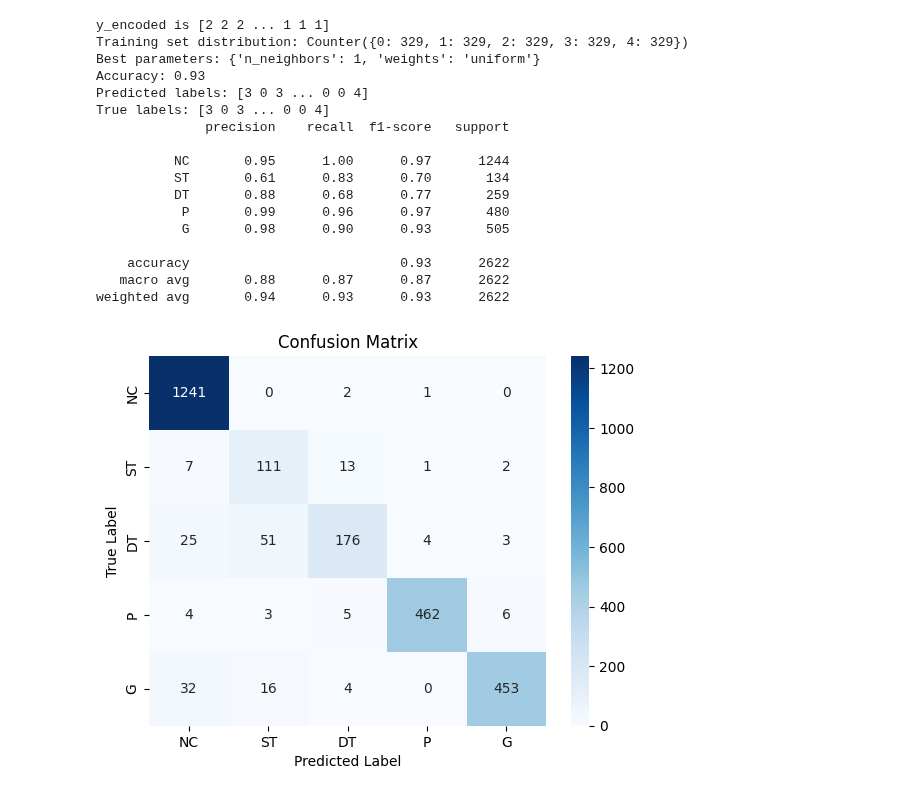
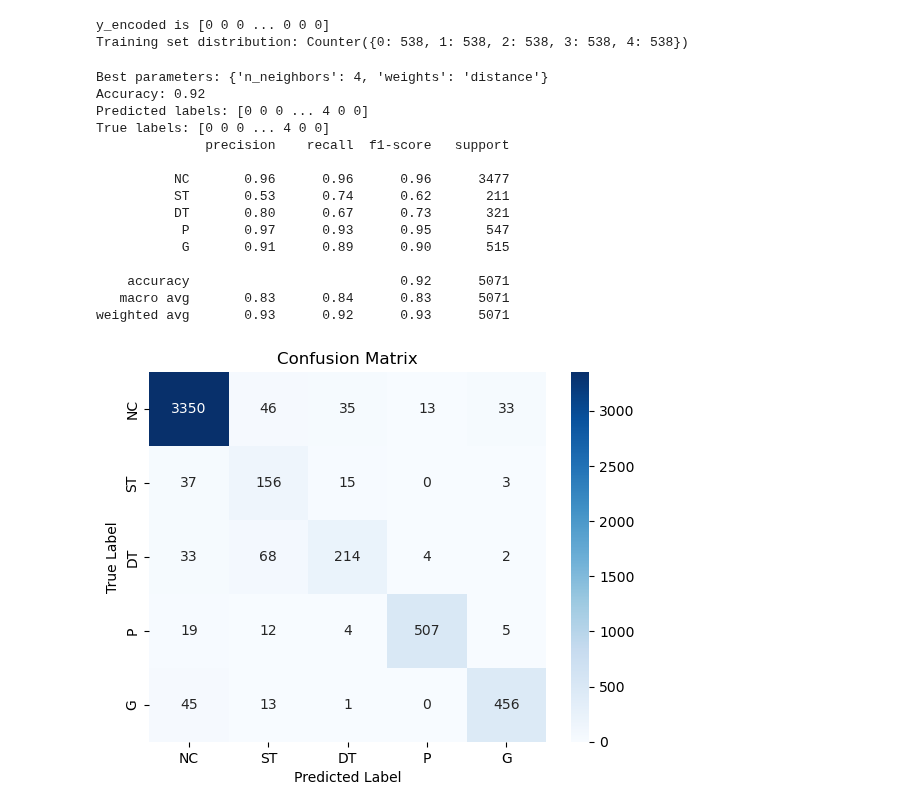
Before and after one commit to MindLabZHAW/tactileGestureDetection, a Jupyter notebook: AIModels/KNN_test.ipynb, the cells around one changed output. Drawn from its saved outputs; the diff is of its cells as text; code cells hidden in the pictures.

```diff
--- a/AIModels/KNN_test.ipynb
+++ b/AIModels/KNN_test.ipynb
@@ -17,7 +17,7 @@ from imblearn.under_sampling import RandomUnderSampler
 
 
 # Load data
-data_path = '../DATA/labeled_window_dataset.csv'
+data_path = '../DATA/3_labeled_window_dataset.csv'
 df = pd.read_csv(data_path)
 
 # Compute e_q and e_dq for q_d and q, dq_d and dq respectively
@@ -118,48 +118,48 @@ print(f'Best parameters: {best_params}')
 best_knn = grid_search.best_estimator_
 
 # Perform cross-validation on the training set
 cv_scores = cross_val_score(best_knn, X_resampled, y_resampled, cv=5)
 
 # Predict
 y_pred = best_knn.predict(X_test)
 
 # Evaluate accuracy
 accuracy = accuracy_score(y_test, y_pred)
 print(f'Accuracy: {accuracy:.2f}')
 
 # Print predicted and true labels
 print(f'Predicted labels: {y_pred}')
 print(f'True labels: {y_test}')
 
 # Display classification report
 print(classification_report(y_test, y_pred, target_names=label_classes))
 
 # Confusion matrix
 conf_matrix = confusion_matrix(y_test, y_pred)
 
 # Plot confusion matrix using seaborn
 plt.figure()
 sns.heatmap(conf_matrix, annot=True, fmt='d', cmap='Blues', xticklabels=label_classes, yticklabels=label_classes)
 plt.xlabel('Predicted Label')
 plt.ylabel('True Label')
 plt.title('Confusion Matrix')
 plt.show()
 # %% [output]
-y_encoded is [2 2 2 ... 1 1 1]
-Training set distribution: Counter({0: 329, 1: 329, 2: 329, 3: 329, 4: 329})
-Best parameters: {'n_neighbors': 1, 'weights': 'uniform'}
-Accuracy: 0.93
-Predicted labels: [3 0 3 ... 0 0 4]
-True labels: [3 0 3 ... 0 0 4]
-              precision    recall  f1-score   support
-
-          NC       0.95      1.00      0.97      1244
-          ST       0.61      0.83      0.70       134
-          DT       0.88      0.68      0.77       259
-           P       0.99      0.96      0.97       480
-           G       0.98      0.90      0.93       505
-
-    accuracy                           0.93      2622
-   macro avg       0.88      0.87      0.87      2622
-weighted avg       0.94      0.93      0.93      2622
+y_encoded is [0 0 0 ... 0 0 0]
+Training set distribution: Counter({0: 538, 1: 538, 2: 538, 3: 538, 4: 538})
+Best parameters: {'n_neighbors': 4, 'weights': 'distance'}
+Accuracy: 0.92
+Predicted labels: [0 0 0 ... 4 0 0]
+True labels: [0 0 0 ... 4 0 0]
+              precision    recall  f1-score   support
+
+          NC       0.96      0.96      0.96      3477
+          ST       0.53      0.74      0.62       211
+          DT       0.80      0.67      0.73       321
+           P       0.97      0.93      0.95       547
+           G       0.91      0.89      0.90       515
+
+    accuracy                           0.92      5071
+   macro avg       0.83      0.84      0.83      5071
+weighted avg       0.93      0.92      0.93      5071
-[figure, old version]
+[figure, new version]
```
Also changed, not shown: 4 other files.
